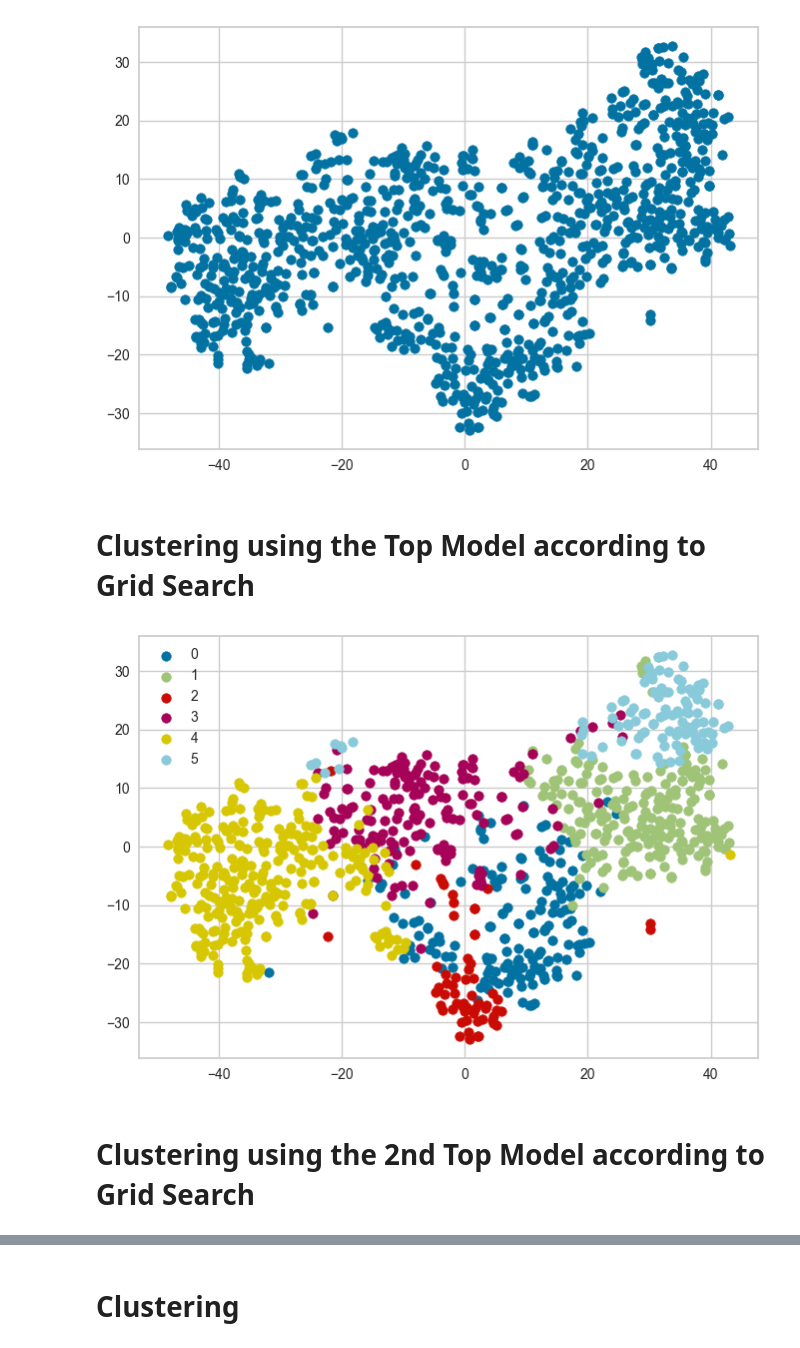
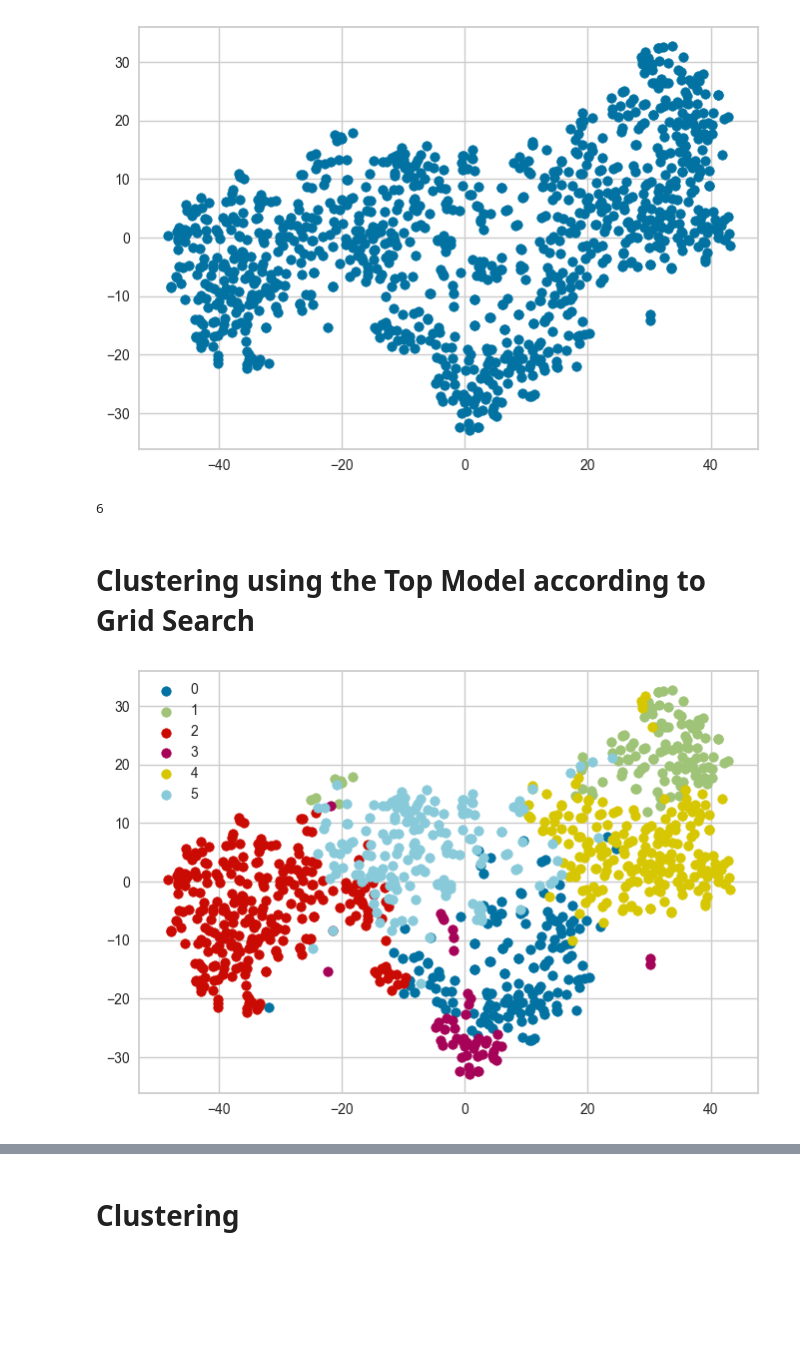
Before and after one commit to JM-Elbambo/GTZAN-Music-Clustering, a Jupyter notebook: main.ipynb, the cells around one changed output, grey strips where cells are left out. Cells and saved outputs as stored; diff of their text form; code cells hidden in the pictures; blank space fills up the shorter version.

Commit message:
Added silhouette visualizer

```diff
--- a/main.ipynb
+++ b/main.ipynb
@@ -110,7 +110,7 @@ n_clusters = [k]
 
 init = ['k-means++', 'random']
 
-n_init = [int(x) for x in np.linspace(start=1, stop=20, num=20)]
+n_init = [int(x) for x in np.linspace(start=1, stop=10, num=10)]
 
 max_iter = [int(x) for x in np.linspace(start=100, stop=1000, num=10)]
 
@@ -136,9 +136,9 @@ param_grid = {'n_clusters': n_clusters,
 
 fixed_params = {'random_state': random_state}
 # %%
-# Initialize variables to store top 3 sets of hyperparameters
-top_scores = [-np.inf] * 3
-top_params = [None] * 3
+# Initialize variables to store the top set of hyperparameters
+best_score = -np.inf
+best_params = None
 
 # Loop over the parameter grid
 for n_clusters in param_grid['n_clusters']:
@@ -163,19 +163,7 @@ for n_clusters in param_grid['n_clusters']:
                             kmeans.fit(df)
                             score = metrics.silhouette_score(df, kmeans.labels_)
 
-                            # Check if score is one of the top 3
-                            for i in range(3):
-                                if score > top_scores[i]:
-                                    # Shift the other top scores and parameters down the list
-                                    for j in range(2, i-1, -1):
-                                        top_scores[j] = top_scores[j-1]
-                                        top_params[j] = top_params[j-1]
-                                    # Update the current score and parameters
-                                    top_scores[i] = score
-                                    top_params[i] = params
-                                    break
+                            # Check if score is better than the current best score
+                            if score > best_score:
+                                best_score = score
+                                best_params = params
-# %%
-# Print the top 3 scores and parameters
-print('Top 3 sets of hyperparameters:')
-for i in range(3):
-    print(f'{i+1}. Score: {top_scores[i]:.3f}, Parameters: {top_params[i]}')
@@ -195,22 +190,24 @@ plt.scatter(df_reduced[:,0], df_reduced[:,1])
 plt.show()
 # %% [output]
 [figure]
+# %%
+print(k)
+# %% [output]
+6
 # %% [markdown]
 <h1>Clustering using the Top Model according to Grid Search </h1>
 # %%
 import numpy as np
 
 # Perform k-means clustering
-kmeans = KMeans(k, init="k-means++", n_init=3, max_iter=100, tol=0.01, copy_x=True, algorithm='lloyd', random_state=42)
+kmeans = KMeans(k, init="k-means++", n_init=1, max_iter=100, tol=0.1, copy_x=True, algorithm='lloyd', random_state=42)
 labels = kmeans.fit_predict(df)
 
 # Plot clusters
 for i in range(k):
     plt.scatter(df_reduced[np.asarray(labels == i), 0] , df_reduced[np.asarray(labels == i), 1] , label = i)
 
 plt.legend()
 plt.show()
 # %% [output]
-[figure, old version]
+[figure, new version]
-# %% [markdown]
-<h1>Clustering using the 2nd Top Model according to Grid Search </h1>
```
Also changed, not shown: parts of 8 cells of this notebook.
